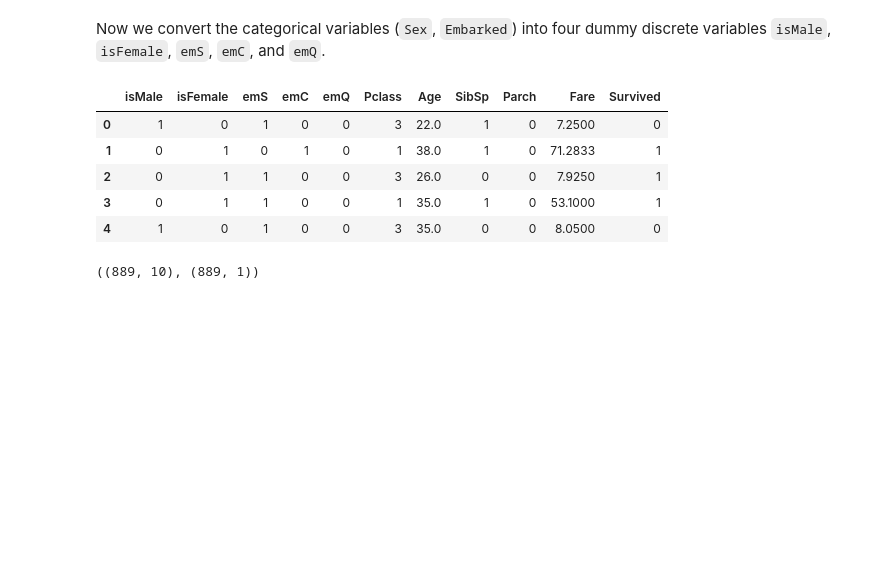
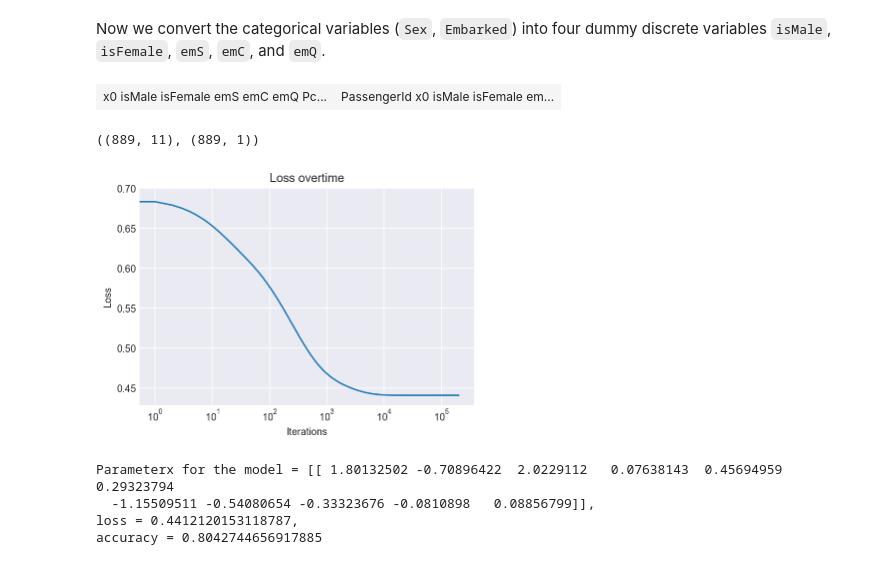
Before and after one commit to SamSamhuns/kaggle_competition_titanic, a Jupyter notebook: titanic_survival_logistic_regr.ipynb, the cells around one changed output. Drawn from its saved outputs; the diff is of its cells as text; code cells hidden in the pictures; blank space fills up the shorter version.

Commit message:
Generate pred with linear_logistic_model

```diff
--- a/titanic_survival_logistic_regr.ipynb
+++ b/titanic_survival_logistic_regr.ipynb
@@ -149,8 +149,10 @@ Now we only have to worry about the missing values for `Age` and `Cabin` columns
 
 We drop the column `Cabin` as it is missing 77% of its values and any imputation methods or attribute generation methods might not be effective.
 # %%
-# Drop rows separately for the train and test dataset
-train.dropna(subset=['Fare', 'Embarked'], inplace=True), test.dropna(subset=['Fare', 'Embarked'], inplace=True)
+# Drop rows for the train dataset
+train.dropna(subset=['Fare', 'Embarked'], inplace=True)
+# We will not drop any rows for the test dataset as we want to make a survival prediction for all rows
+# test.dropna(subset=['Fare', 'Embarked'], inplace=True)
 train.drop(columns=['Cabin'], inplace=True), test.drop(columns=['Cabin'], inplace=True)
 complete_dataset = pd.concat(objs=[train.drop(columns=['Survived']), test], axis=0)
 complete_dataset.info()
@@ -199,8 +201,12 @@ Mean age of each Pclass subdivided by Sex and Standard Deviation of each Pclass
 # %% [markdown]
 __We fill the NaN values with a random value within one std dev from the mean from the respective pClass and Sex__
 # %%
+# Replace the NaN age values with random values 1 std deviation of the mean
 complete_dataset['Age'] = complete_dataset.groupby(['Pclass', 'Sex']).Age.transform(
     lambda col: col.replace(np.nan, np.random.randint(col.mean()-col.std(), col.mean()+col.std())))
+# For the one missing fare value, use the median instead of the mean # NOTE: Might not be the best way to handle this missing value for Fare
+complete_dataset['Fare'] = complete_dataset.groupby(['Pclass', 'Sex']).Fare.transform(
+    lambda col: col.replace(np.nan, np.random.randint(col.median()-col.std(), col.median()+col.std())))
 # Assigning the train and test datasets from the complete_dataset separately
 train = pd.concat( objs=[complete_dataset.iloc[:train.shape[0]][:], train["Survived"]], axis=1 )
 test = complete_dataset.iloc[train.shape[0]:][:]
@@ -262,45 +268,48 @@ multi_table([train.head(), test.head()])
 # %% [markdown]
 Now we convert the categorical variables (`Sex`, `Embarked`) into four dummy discrete variables `isMale`, `isFemale`, `emS`, `emC`, and `emQ`.
 # %%
-def prepare_for_regr(df):
+def prepare_for_regr(df, test_set=False):
     '''For train and test dataset
     IMPORTANT: the train'''
     df = pd.DataFrame(df)
     # Convert categorical variables to discrete variables
     isMale = pd.DataFrame(df['Sex']=='male').astype(int)
     isFemale = pd.DataFrame(df['Sex']=='female').astype(int)
     emS = pd.DataFrame(df['Embarked']=='S').astype(int)
     emC = pd.DataFrame (df['Embarked']=='C').astype(int)
     emQ = pd.DataFrame(df['Embarked']=='Q').astype(int)
+    x0 = pd.DataFrame(df['Age']*0==0).astype(int) # The x0 parameter is always 1
 
     # Drop columns that will not be used
     df.drop(columns=['Sex', 'Embarked', 'Name', 'Ticket'], axis=1, inplace=True)
     # Concat the new discrete variables to the original dataframe and rename them as so
-    df = pd.concat(objs=[isMale.rename(columns={'Sex':'isMale'}),
+    df = pd.concat(objs=[x0.rename(columns={'Age':'x0'}),
+                         isMale.rename(columns={'Sex':'isMale'}),
                          isFemale.rename(columns={'Sex':'isFemale'}),
                          emS.rename(columns={'Embarked':'emS'}),
                          emC.rename(columns={'Embarked':'emC'}),
                          emQ.rename(columns={'Embarked':'emQ'}), df], axis=1, ignore_index=False)
 
     df = df.reset_index()
-    df.drop(columns=['PassengerId'], inplace=True)
+    if test_set==False:
+        df.drop(columns=['PassengerId'], inplace=True)
+
+    # Normalize the Fare and Age columns
+    df['Fare'] = (df['Fare'] - df['Fare'].mean()) / df['Fare'].std()
+    df['Age'] = (df['Age'] - df['Age'].mean()) / df['Age'].std()
     return pd.DataFrame(df)
 
-test_numerical = prepare_for_regr(test)
+test_numerical = prepare_for_regr(test, test_set=True)
 train_numerical = prepare_for_regr(train)
 # Create an X_train and y_train dataset for logistic regression
 # X_train is created by excluding the last Survived column and y_train is created by just using the last column
-X_train, y_train = train_numerical.iloc[:,:-1].to_numpy(), (train_numerical.iloc[:,-1].to_numpy()).reshape([y_target.shape[0], 1])
-train_numerical.head()
+X_train, y_train = train_numerical.iloc[:,:-1].to_numpy(), train_numerical.iloc[:,-1].to_numpy()
+y_train = y_train.reshape([y_train.shape[0], 1])
+multi_table([train_numerical.head(), test_numerical.head()])
 # %% [output]
-|  | isMale | isFemale | emS | emC | emQ | Pclass | Age | SibSp | Parch | Fare | Survived |
-| 0 | 1 | 0 | 1 | 0 | 0 | 3 | 22.0 | 1 | 0 | 7.2500 | 0 |
-| 1 | 0 | 1 | 0 | 1 | 0 | 1 | 38.0 | 1 | 0 | 71.2833 | 1 |
-| 2 | 0 | 1 | 1 | 0 | 0 | 3 | 26.0 | 0 | 0 | 7.9250 | 1 |
-| 3 | 0 | 1 | 1 | 0 | 0 | 1 | 35.0 | 1 | 0 | 53.1000 | 1 |
-| 4 | 1 | 0 | 1 | 0 | 0 | 3 | 35.0 | 0 | 0 | 8.0500 | 0 |
+| x0 isMale isFemale emS emC emQ Pc... | PassengerId x0 isMale isFemale em... |
 # %%
 #Shape of the X_features and y_target matrices
 X_train.shape, y_train.shape
 # %% [output]
-((889, 10), (889, 1))
+((889, 11), (889, 1))
@@ -306,0 +337,11 @@ X_train.shape, y_train.shape
+# %%
+util.plot_loss_curve(l1.loss, l1.epochs, log_mode=True)
+# %% [output]
+[figure, added]
+# %%
+util.print_accuracy_best_git_parameters(X_train, y_train, l1)
+# %% [output]
+Parameterx for the model = [[ 1.80132502 -0.70896422  2.0229112   0.07638143  0.45694959  0.29323794
+  -1.15509511 -0.54080654 -0.33323676 -0.0810898   0.08856799]],
+loss = 0.4412120153118787,
+accuracy = 0.8042744656917885
```
Also changed, not shown: parts of 9 cells of this notebook.
